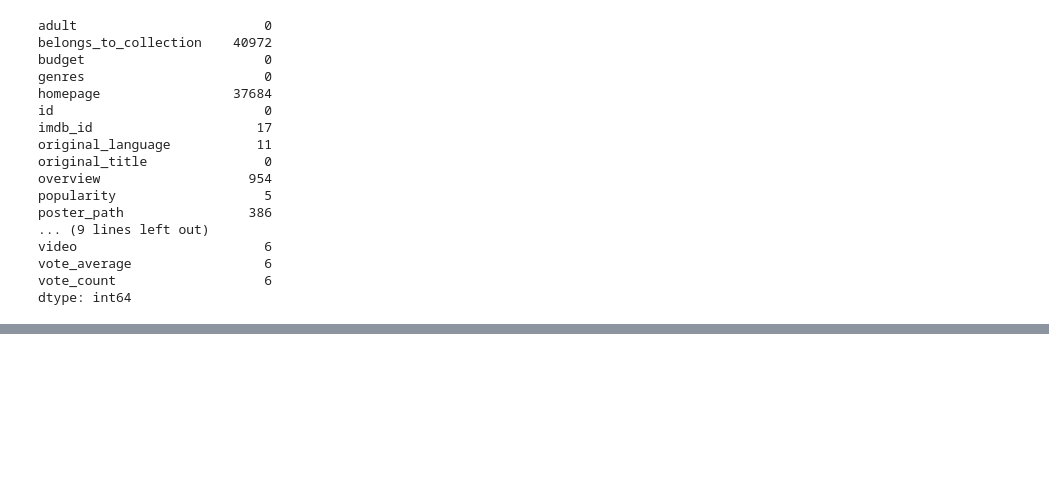
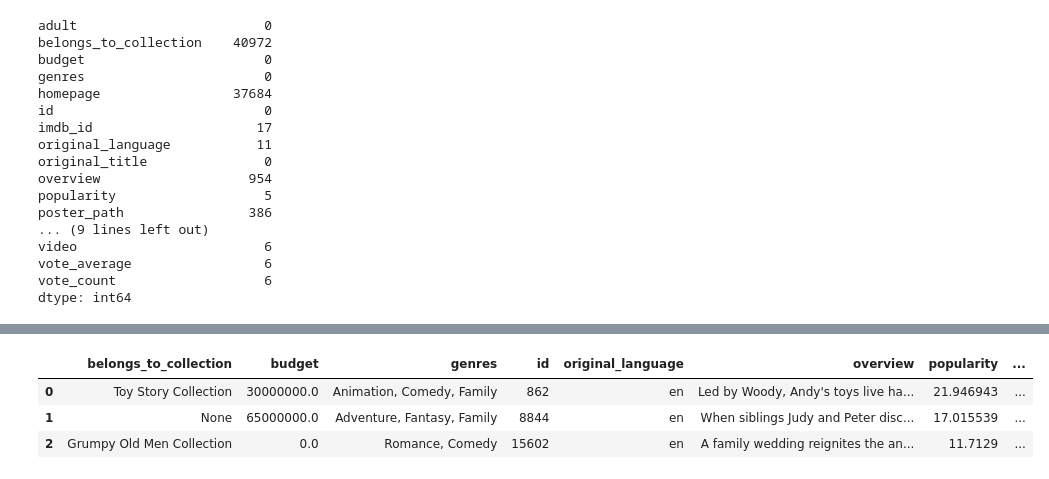
Before and after one commit to SoledadRozzatti/PI1_MLOPS, a Jupyter notebook: Análisis ETL y EDA/PI1_ETL.ipynb, the cells around one changed output, grey strips where cells are left out. Saved outputs shown, nothing was run; the diff lists cells and outputs as text; code cells hidden in the pictures; blank space fills up the shorter version.

```diff
--- a/Análisis ETL y EDA/PI1_ETL.ipynb
+++ b/Análisis ETL y EDA/PI1_ETL.ipynb
@@ -66,0 +213,25 @@ df.drop(columns=["video","imdb_id","adult","original_title","vote_count","poster
+# %%
+# Creamos la nueva columna return solicitada.
+# Definimos una función que calcula el retorno de inversión, teniendo en cuenta si existen nulos en numerador o denominador, y si el denominador es cero.
+
+def calcular_retorno(row):
+    """
+    Esta función calcula el retorno dividiendo la columna 'revenue' entre la columna 'budget' de una fila.
+
+    Argumento:
+        row (Series): Una fila del DataFrame con las columnas 'revenue' y 'budget'.
+
+    Returns:
+        float: El valor del retorno calculado. Si alguna de las columnas es nula o el presupuesto es cero, retorna 0.
+
+    Ejemplo:
+        >>> calcular_retorno(pd.Series({'revenue': 1000000, 'budget': 500000}))
+        2.0
+    """
+    revenue = row["revenue"]
+    budget = row["budget"]
+    if pd.isnull(revenue) or pd.isnull(budget) or budget == 0:
+        return 0
+    return revenue / budget
+
+df["retorno"] = df.apply(calcular_retorno, axis=1)
@@ -66,0 +314,7 @@ df.drop(columns=["video","imdb_id","adult","original_title","vote_count","poster
+# %%
+df.head(3)
+# %% [output]
+|  | belongs_to_collection | budget | genres | id | original_language | overview | popularity | ... |
+| 0 | Toy Story Collection | 30000000.0 | Animation, Comedy, Family | 862 | en | Led by Woody, Andy's toys live ha... | 21.946943 | ... |
+| 1 | None | 65000000.0 | Adventure, Fantasy, Family | 8844 | en | When siblings Judy and Peter disc... | 17.015539 | ... |
+| 2 | Grumpy Old Men Collection | 0.0 | Romance, Comedy | 15602 | en | A family wedding reignites the an... | 11.7129 | ... |
```
Also changed, not shown: parts of 76 cells of this notebook.
